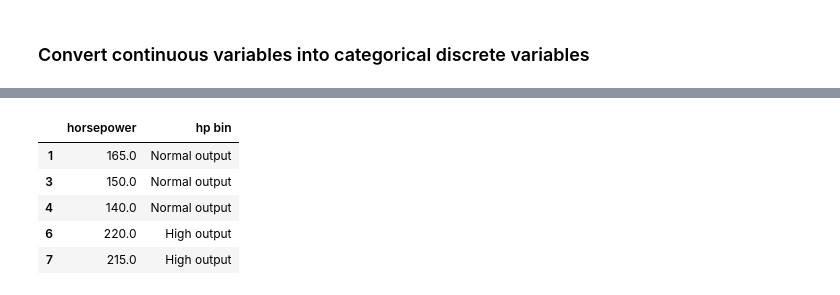
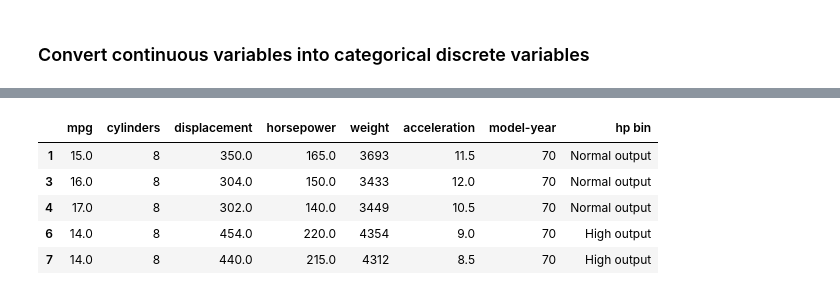
Before and after one commit to socrallacer/IA_DIPLOMA_SAMSUNG, a Jupyter notebook: NUMPY ARRAYS/Unit3.ipynb, the cells around one changed output, grey strips where cells are left out. Saved outputs shown, nothing was run; the diff lists cells and outputs as text; code cells hidden in the pictures.

```diff
--- a/NUMPY ARRAYS/Unit3.ipynb
+++ b/NUMPY ARRAYS/Unit3.ipynb
@@ -393,11 +474,11 @@ df['hp bin'] = pd.cut(x=df['horsepower'],
                       include_lowest=True
                      )
 # %%
-df[['horsepower','hp bin']].head()
+df.head()
 # %% [output]
-|  | horsepower | hp bin |
-| 1 | 165.0 | Normal output |
-| 3 | 150.0 | Normal output |
-| 4 | 140.0 | Normal output |
-| 6 | 220.0 | High output |
-| 7 | 215.0 | High output |
+|  | mpg | cylinders | displacement | horsepower | weight | acceleration | model-year | hp bin |
+| 1 | 15.0 | 8 | 350.0 | 165.0 | 3693 | 11.5 | 70 | Normal output |
+| 3 | 16.0 | 8 | 304.0 | 150.0 | 3433 | 12.0 | 70 | Normal output |
+| 4 | 17.0 | 8 | 302.0 | 140.0 | 3449 | 10.5 | 70 | Normal output |
+| 6 | 14.0 | 8 | 454.0 | 220.0 | 4354 | 9.0 | 70 | High output |
+| 7 | 14.0 | 8 | 440.0 | 215.0 | 4312 | 8.5 | 70 | High output |
```
Also changed, not shown: parts of 29 cells of this notebook, 6 other files.
